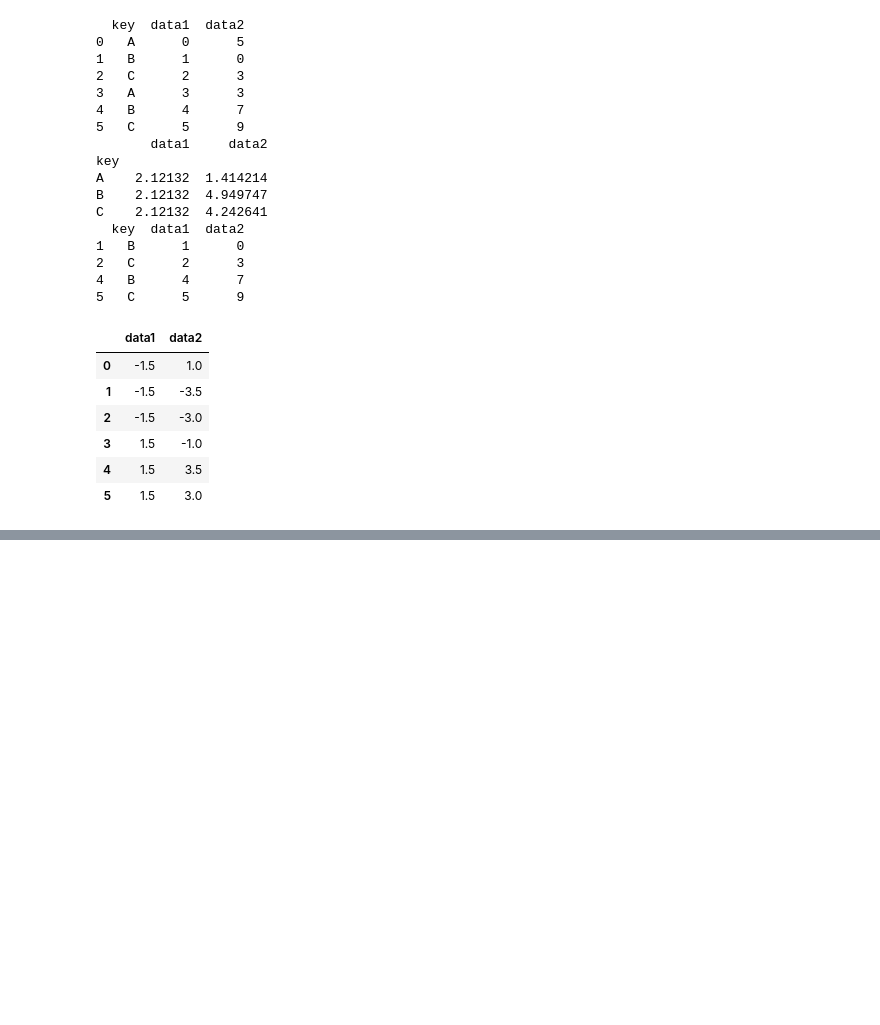
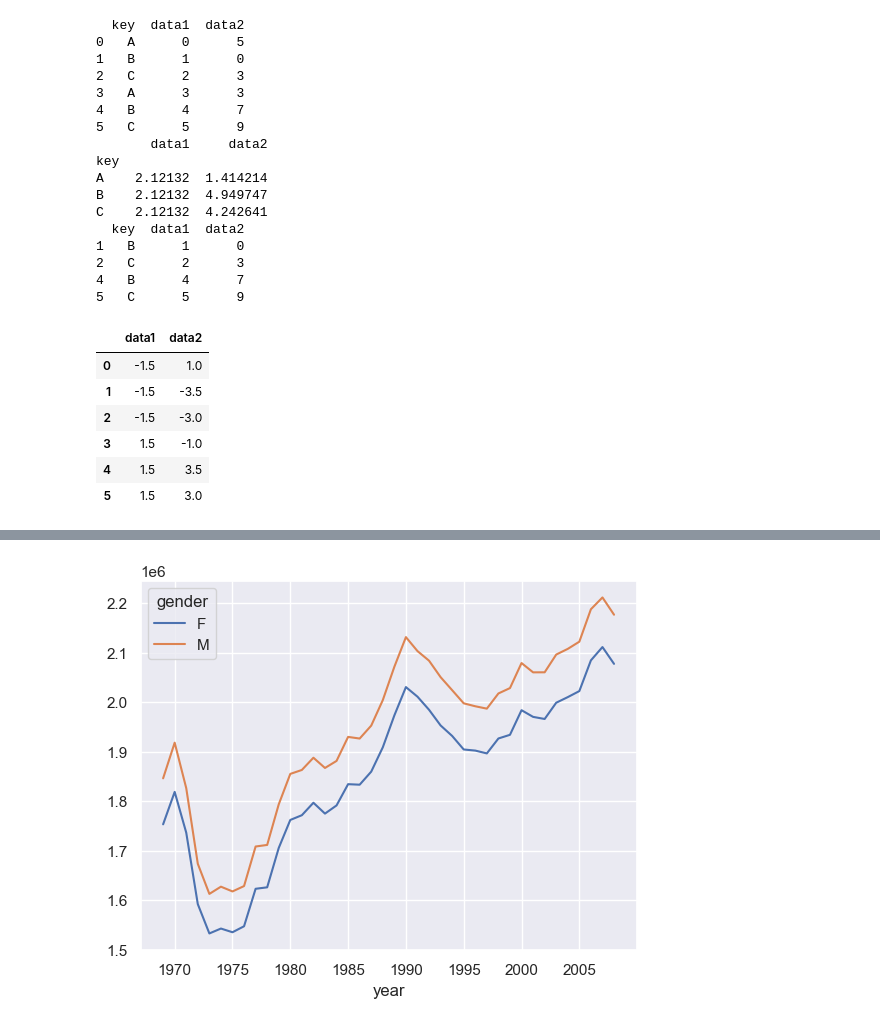
Before and after one commit to hahahahohohoho/ai_programing, a Jupyter notebook: Ch03_Pandas.ipynb, the cells around one changed output, grey strips where cells are left out. Drawn from its saved outputs; the diff is of its cells as text; code cells hidden in the pictures; blank space fills up the shorter version.

Commit message:
data1

```diff
--- a/Ch03_Pandas.ipynb
+++ b/Ch03_Pandas.ipynb
@@ -1961,0 +2017,3 @@ df.groupby('key').transform(lambda x : x-x.mean())
+# %%
+births = pd.read_csv("C:/SS/python-data-work/data/births.csv")
+births.head()
@@ -1961,0 +2051,3 @@ df.groupby('key').transform(lambda x : x-x.mean())
+# %%
+births = births.fillna(method='ffill')
+births.info()
@@ -1961,0 +2067,3 @@ df.groupby('key').transform(lambda x : x-x.mean())
+# %%
+births['decade'] = 10 * (births['year'] //10)
+births.pivot_table('births', index='decade', columns='gender', aggfunc='sum')
@@ -1961,0 +2078,7 @@ df.groupby('key').transform(lambda x : x-x.mean())
+# %%
+%matplotlib inline
+import matplotlib as plt
+sns.set()
+births.pivot_table('births', index='year', columns='gender', aggfunc='sum').plot()
+plt
+# %% [output]
@@ -1961,0 +2086 @@ df.groupby('key').transform(lambda x : x-x.mean())
+[figure, added]
```
Also changed, not shown: parts of 64 cells of this notebook, 4 other files.
